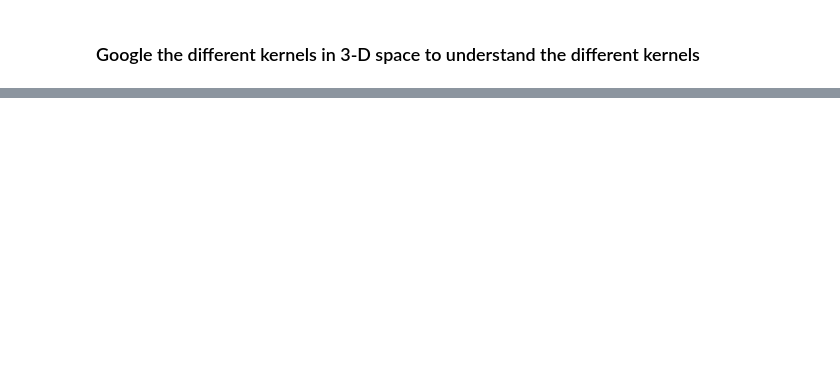
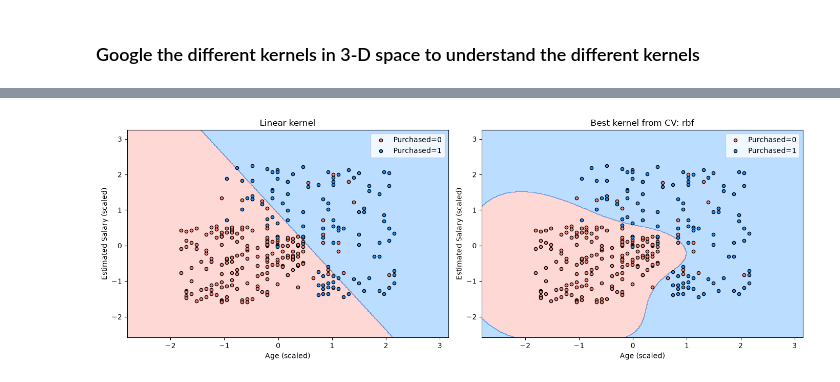
Before and after one commit to jeswingeorge/Machine-Learning-A-Z-Udemy, a Jupyter notebook: 3.Classification/3. SVM/2. Kernel SVM.ipynb, the cells around one changed output, grey strips where cells are left out. Saved outputs shown, nothing was run; the diff lists cells and outputs as text; code cells hidden in the pictures; blank space fills up the shorter version.

```diff
--- a/3.Classification/3. SVM/2. Kernel SVM.ipynb
+++ b/3.Classification/3. SVM/2. Kernel SVM.ipynb
@@ -110,0 +286,40 @@ In __polynomial function__  will dictate based on the polynomial function formed
+# %%
+def plot_decision_boundary(ax, clf, X_scaled, y, title):
+    x1_range = np.linspace(X_scaled[:, 0].min() - 1, X_scaled[:, 0].max() + 1, 300)
+    x2_range = np.linspace(X_scaled[:, 1].min() - 1, X_scaled[:, 1].max() + 1, 300)
+    xx1, xx2 = np.meshgrid(x1_range, x2_range)
+
+    Z = clf.predict(np.c_[xx1.ravel(), xx2.ravel()]).reshape(xx1.shape)
+
+    cmap = ListedColormap(("salmon", "dodgerblue"))
+    ax.contourf(xx1, xx2, Z, alpha=0.3, cmap=cmap)
+
+    for cls in np.unique(y):
+        ax.scatter(X_scaled[y == cls, 0], X_scaled[y == cls, 1],
+                   c=cmap(cls), edgecolor="k", s=20, label=f"Purchased={cls}")
+
+    ax.set_xlabel("Age (scaled)")
+    ax.set_ylabel("Estimated Salary (scaled)")
+    ax.set_title(title)
+    ax.legend()
+
+
+# fit a linear-only SVC and the best non-linear SVC on the same scaled data for a fair plot
+scaler = StandardScaler().fit(X_train)
+X_train_scaled = scaler.transform(X_train)
+
+svc_linear = SVC(kernel="linear", C=1).fit(X_train_scaled, y_train)
+
+best_kernel = grid.best_params_["svc__kernel"]
+best_params = {k.replace("svc__", ""): v for k, v in grid.best_params_.items()}
+svc_best = SVC(**best_params).fit(X_train_scaled, y_train)
+
+fig, axes = plt.subplots(1, 2, figsize=(14, 5))
+plot_decision_boundary(axes[0], svc_linear, X_train_scaled, y_train,
+                        "Linear kernel")
+plot_decision_boundary(axes[1], svc_best, X_train_scaled, y_train,
+                        f"Best kernel from CV: {best_kernel}")
+plt.tight_layout()
+plt.show()
+# %% [output]
+[figure, added]
```
Also changed, not shown: parts of 13 cells of this notebook, 2 other files.
